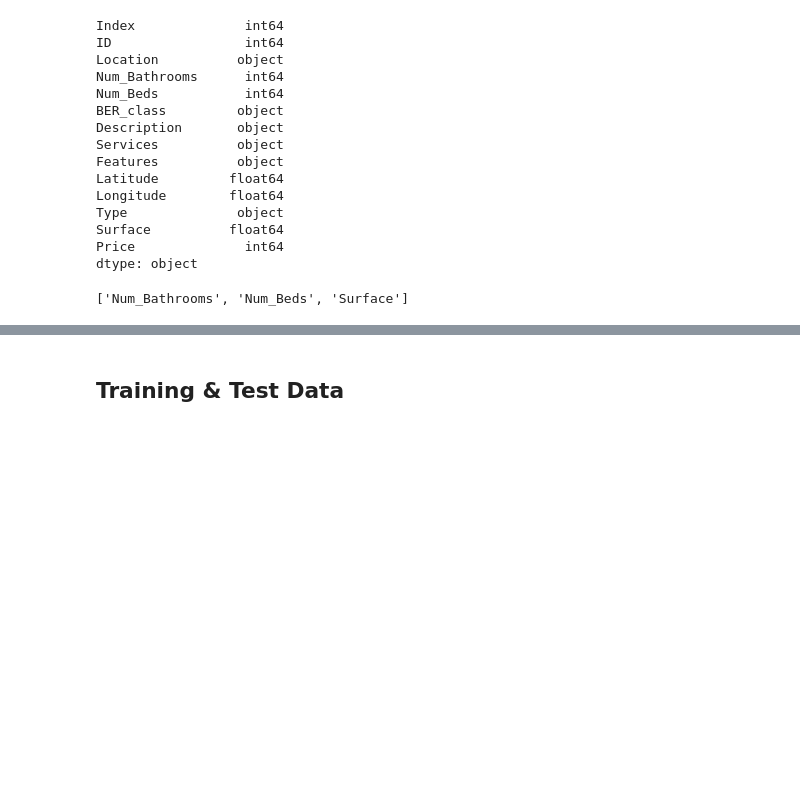
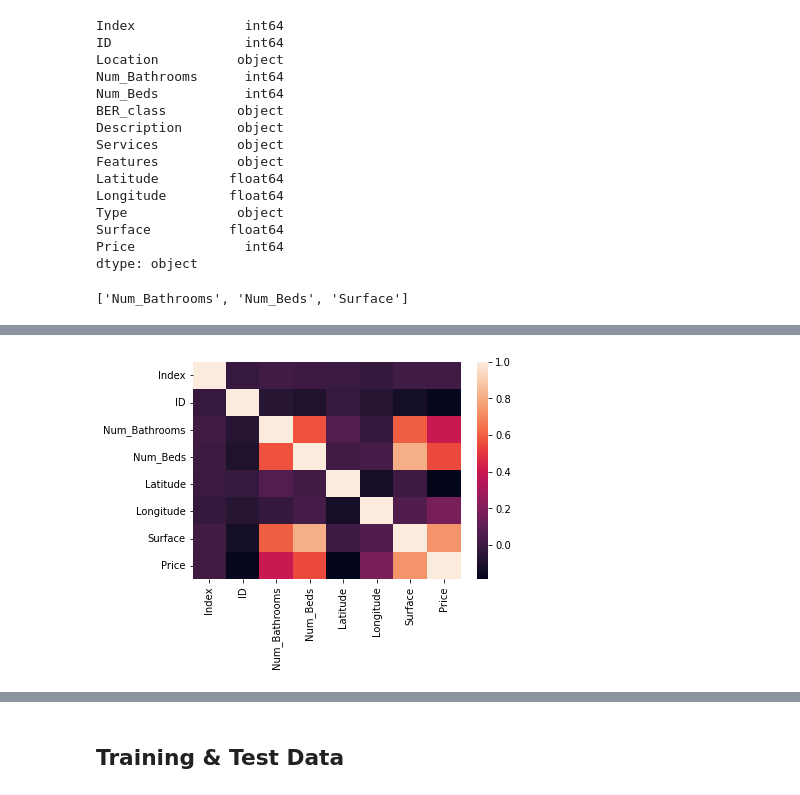
Before and after one commit to barrytl/ET5003_SEM1_2021-2, a Jupyter notebook: Week-5/ET5003_KaggleCompetition.ipynb, the cells around one changed output, grey strips where cells are left out. Cells and saved outputs as stored; diff of their text form; code cells hidden in the pictures; blank space fills up the shorter version.

```diff
--- a/Week-5/ET5003_KaggleCompetition.ipynb
+++ b/Week-5/ET5003_KaggleCompetition.ipynb
@@ -314,0 +290,7 @@ df_train[(df_train.Num_Bathrooms > 1)]
+# %%
+df_train_clean = remove_outliers(df_train,num_columns)
+# %%
+sns.heatmap(df_train_clean.corr())
+plt.show()
+# %% [output]
+[figure, added]
```
Also changed, not shown: parts of 14 cells of this notebook.
